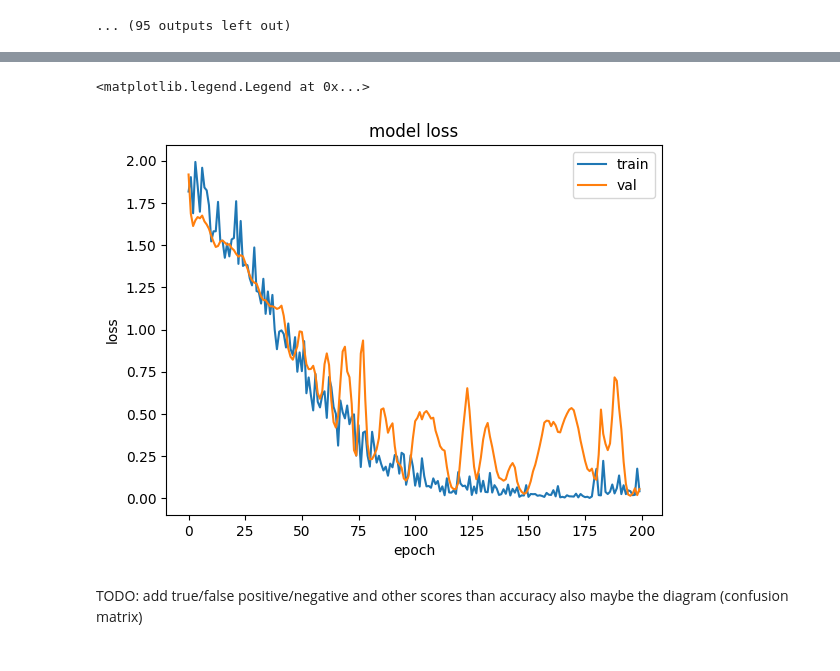
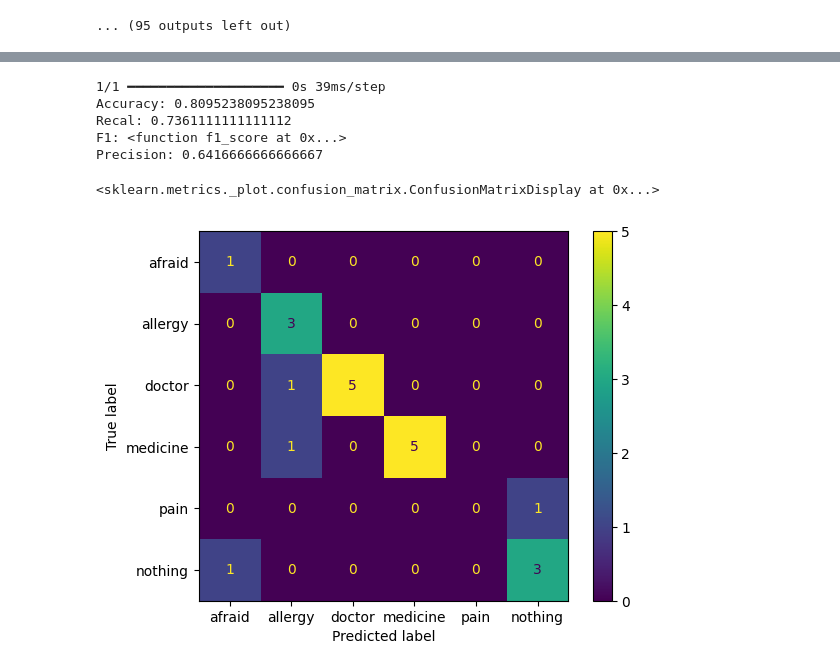
Before and after one commit to andreasZel/AIDL_A02_PROJECT_ZELIOS_ANDREAS, a Jupyter notebook: project_aidlA02_zelios_andreas_0142.ipynb, the cells around one changed output, grey strips where cells are left out. Cells and saved outputs as stored; diff of their text form; code cells hidden in the pictures.

Commit message:
added ConfusionMatrix and the other scores

```diff
--- a/project_aidlA02_zelios_andreas_0142.ipynb
+++ b/project_aidlA02_zelios_andreas_0142.ipynb
@@ -177,13 +183,33 @@ plt.legend(['train', 'val'], loc='upper left')
-# %%
-plt.plot(history_1.history['loss'])
-plt.plot(history_1.history['val_loss'])
-plt.title('model loss')
-plt.ylabel('loss')
-plt.xlabel('epoch')
-plt.legend(['train', 'val'], loc='upper right')
-# %% [output]
-<matplotlib.legend.Legend at 0x...>
-[figure, removed]
-# %% [markdown]
-TODO: add true/false positive/negative and other scores than accuracy
-      also maybe the diagram (confusion matrix)
+# %%
+from sklearn.metrics import f1_score, accuracy_score, precision_score, recall_score, ConfusionMatrixDisplay, confusion_matrix
+
+history_1.model.load_weights('best_model1.h5')
+
+predictions=history_1.model.predict(x_test)
+
+y_pred_classes = np.argmax(predictions, axis=1)
+y_true_classes = np.argmax(y_test, axis=1)
+
+accuracy=accuracy_score(y_true_classes, y_pred_classes)
+precision=precision_score(y_true_classes, y_pred_classes, average='macro')# added macro because of error in compile (multiclass)
+recall=recall_score(y_true_classes, y_pred_classes, average='macro')# added macro because of error in compile (multiclass)
+f1=f1_score(y_true_classes, y_pred_classes, average='macro')# added macro because of error in compile (multiclass)
+
+print(f"Accuracy: {accuracy}")
+print(f"Recal: {recall}")
+print(f"F1: {f1_score}")
+print(f"Precision: {precision}")
+
+cm = confusion_matrix(y_true_classes, y_pred_classes)
+disp = ConfusionMatrixDisplay(confusion_matrix=cm, display_labels=classes)
+disp.plot()
+
+#print(f'The model has test accuracy equal to {test_acc}')
+# %% [output]
+1/1 ━━━━━━━━━━━━━━━━━━━━ 0s 39ms/step
+Accuracy: 0.8095238095238095
+Recal: 0.7361111111111112
+F1: <function f1_score at 0x...>
+Precision: 0.6416666666666667
+<sklearn.metrics._plot.confusion_matrix.ConfusionMatrixDisplay at 0x...>
+[figure, added]
```
Also changed, not shown: parts of 3 cells of this notebook.
